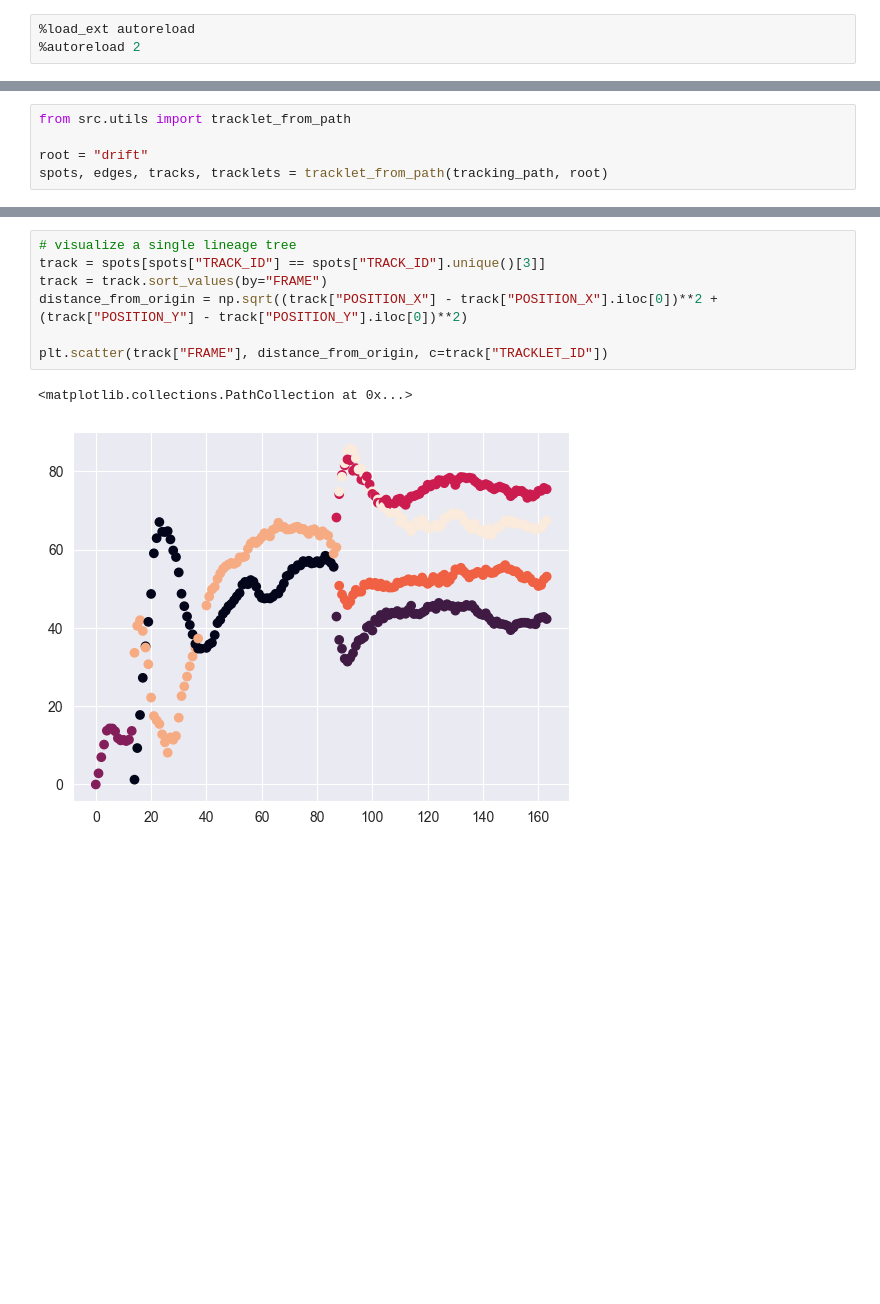
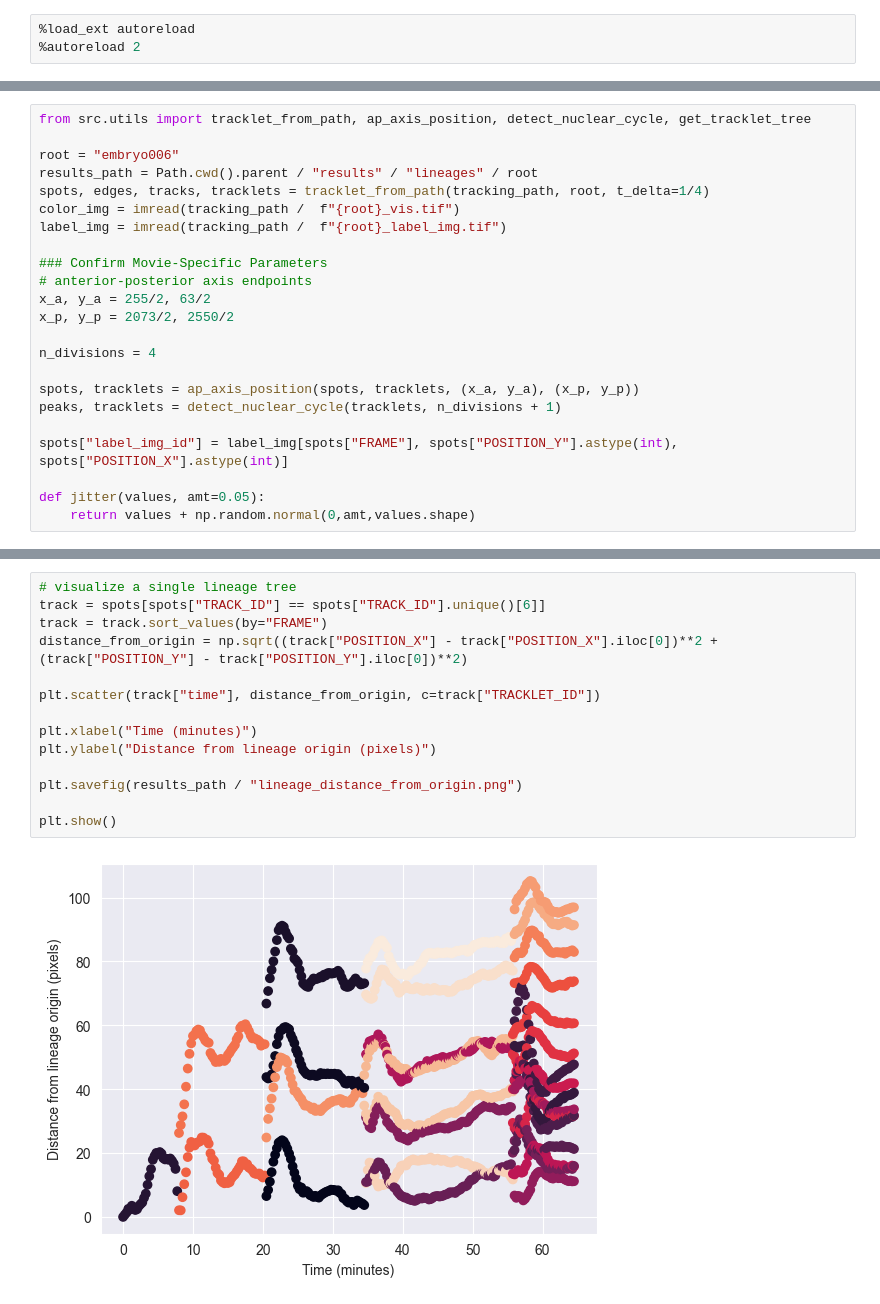
Before and after one commit to Harrison-Oatman/NucleiTracking, a Jupyter notebook: notebooks/lineage_analysis.ipynb, the cells around one changed output, grey strips where cells are left out. Saved outputs shown, nothing was run; the diff lists cells and outputs as text; blank space fills up the shorter version.

Commit message:
Lineage Analysis Notebook Added

```diff
--- a/notebooks/lineage_analysis.ipynb
+++ b/notebooks/lineage_analysis.ipynb
@@ -15,7 +16,25 @@ from tifffile import imread
 datapath = Path.cwd().parent / "data"
 tracking_path = datapath / "interim" / "tracking"
 # %%
-from src.utils import tracklet_from_path
+from src.utils import tracklet_from_path, ap_axis_position, detect_nuclear_cycle, get_tracklet_tree
 
-root = "drift"
-spots, edges, tracks, tracklets = tracklet_from_path(tracking_path, root)
+root = "embryo006"
+results_path = Path.cwd().parent / "results" / "lineages" / root
+spots, edges, tracks, tracklets = tracklet_from_path(tracking_path, root, t_delta=1/4)
+color_img = imread(tracking_path /  f"{root}_vis.tif")
+label_img = imread(tracking_path /  f"{root}_label_img.tif")
+
+### Confirm Movie-Specific Parameters
+# anterior-posterior axis endpoints
+x_a, y_a = 255/2, 63/2
+x_p, y_p = 2073/2, 2550/2
+
+n_divisions = 4
+
+spots, tracklets = ap_axis_position(spots, tracklets, (x_a, y_a), (x_p, y_p))
+peaks, tracklets = detect_nuclear_cycle(tracklets, n_divisions + 1)
+
+spots["label_img_id"] = label_img[spots["FRAME"], spots["POSITION_Y"].astype(int), spots["POSITION_X"].astype(int)]
+
+def jitter(values, amt=0.05):
+    return values + np.random.normal(0,amt,values.shape)
@@ -22,10 +116,16 @@ spots, edges, tracks, tracklets = tracklet_from_path(tracking_path, root)
 # %%
 # visualize a single lineage tree
-track = spots[spots["TRACK_ID"] == spots["TRACK_ID"].unique()[3]]
+track = spots[spots["TRACK_ID"] == spots["TRACK_ID"].unique()[6]]
 track = track.sort_values(by="FRAME")
 distance_from_origin = np.sqrt((track["POSITION_X"] - track["POSITION_X"].iloc[0])**2 + (track["POSITION_Y"] - track["POSITION_Y"].iloc[0])**2)
 
-plt.scatter(track["FRAME"], distance_from_origin, c=track["TRACKLET_ID"])
+plt.scatter(track["time"], distance_from_origin, c=track["TRACKLET_ID"])
+
+plt.xlabel("Time (minutes)")
+plt.ylabel("Distance from lineage origin (pixels)")
+
+plt.savefig(results_path / "lineage_distance_from_origin.png")
+
+plt.show()
 # %% [output]
-<matplotlib.collections.PathCollection at 0x...>
-[figure, old version]
+[figure, new version]
```
Also changed, not shown: parts of 7 cells of this notebook.
